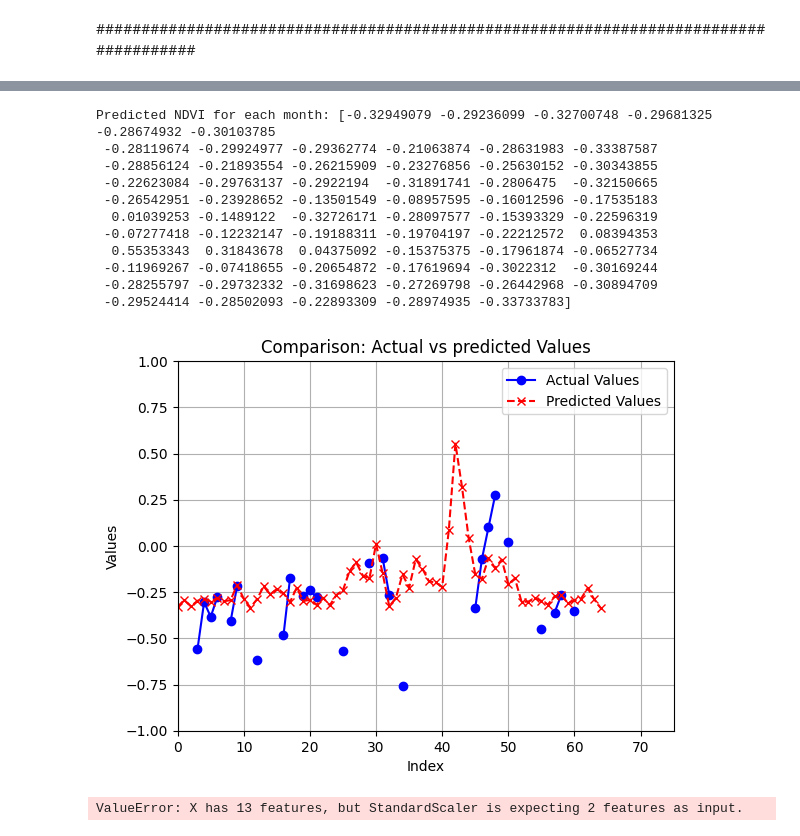
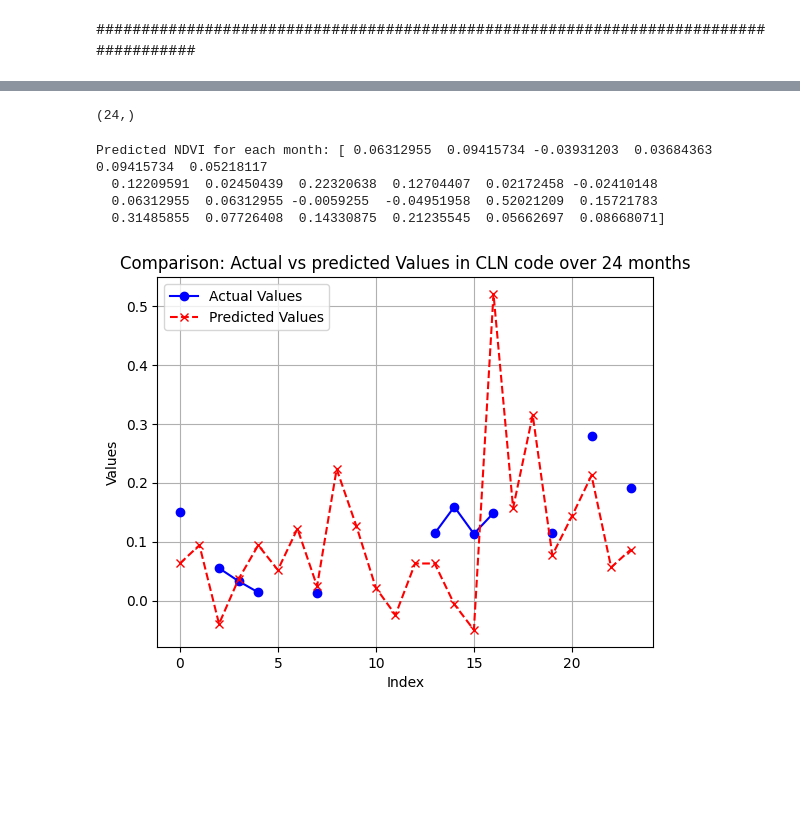
Before and after one commit to minhify/CTU-CSIROBoeingPhase5, a Jupyter notebook: draw_graph.ipynb, the cells around one changed output, grey strips where cells are left out. Cells and saved outputs as stored; diff of their text form; code cells hidden in the pictures; blank space fills up the shorter version.

Commit message:
save changes before adjust new train in classify

```diff
--- a/draw_graph.ipynb
+++ b/draw_graph.ipynb
@@ -37,6 +37,6 @@ Dashboard: https://hub.asia.easi-eo.solutions/services/dask-gateway/clusters/eas
 # %%
 # cấu hình thời gian lấy ảnh và tọa độ
-date_range = ('2022-09-01', '2023-10-01')
+date_range = ('2022-01-01', '2024-01-01')
 longtitude_range = (105.5, 106.4)
 latitude_range = (9.2, 10.0)
 
@@ -289,8 +293,8 @@ def extract_data_with_HTcode(ground_points, average_ndvi, dsvh, dsvv):
     for idx, point in ground_points.iterrows():
 
         # Ensure each HT_code has its own dictionary
-        if point.HT_code not in datasets:
-            datasets[point.HT_code] = {'ndvi': [], 'vh': [], 'vv': []}
+        if point.Code not in datasets:
+            datasets[point.Code] = {'ndvi': [], 'vh': [], 'vv': []}
 
         # Get the data for this point
         ndvi_data = average_ndvi.sel(x=point.geometry.x, y=point.geometry.y, method='nearest').values
@@ -298,9 +302,9 @@ def extract_data_with_HTcode(ground_points, average_ndvi, dsvh, dsvv):
         vv_data = dsvv.sel(x=point.geometry.x, y=point.geometry.y, method='nearest').values
 
         # Append the data to the lists for this HT_code
-        datasets[point.HT_code]['ndvi'].append(ndvi_data)
-        datasets[point.HT_code]['vh'].append(vh_data)
-        datasets[point.HT_code]['vv'].append(vv_data)
+        datasets[point.Code]['ndvi'].append(ndvi_data)
+        datasets[point.Code]['vh'].append(vh_data)
+        datasets[point.Code]['vv'].append(vv_data)
 
     return datasets
 # %%
@@ -321,12 +313,12 @@ label_mapping = {
 # %%
 # Assuming 'data' is the output of the function
-ht_code = 7  # Replace with the specific HT code you want to extract
-index = 2  # Replace with the index of the point you want to access (if multiple points are available)
+ht_code = 6  # Replace with the specific HT code you want to extract
+index = 3  # Replace with the index of the point you want to access (if multiple points are available)
 
 # Extract the NDVI, VH, and VV values for that HT_code
-ndvi_values = data[ht_code]['ndvi'][45:50]
-vh_values = data[ht_code]['vh'][45:50]
-vv_values = data[ht_code]['vv'][45:50]
+ndvi_values = data[ht_code]['ndvi'][index]
+vh_values = data[ht_code]['vh'][index]
+vv_values = data[ht_code]['vv'][index]
 
 # print("NDVI Values:", ndvi_values)
 # print("VH Values:", vh_values)
@@ -352,9 +326,9 @@ array([        nan,         nan,         nan, -0.55837977, -0.3039074 ,
+# %%
+print(data[ht_code]['vv'][index].shape)
+# %% [output]
+(24,)
 # %%
-vh_flattened = np.concatenate(vh_values)
-vv_flattened = np.concatenate(vv_values)
-
-# Create input data for prediction
-input_data = np.column_stack((vh_flattened, vv_flattened))
+input_data = np.column_stack((vh_values, vv_values))
 
 # Make predictions for each month
 predicted_ndvi = fill_nan_model.predict(input_data)
@@ -362,39 +336,28 @@ predicted_ndvi = fill_nan_model.predict(input_data)
 # Print the predictions
 print("Predicted NDVI for each month:", predicted_ndvi)
 # %% [output]
-Predicted NDVI for each month: [-0.32949079 -0.29236099 -0.32700748 -0.29681325 -0.28674932 -0.30103785
- -0.28119674 -0.29924977 -0.29362774 -0.21063874 -0.28631983 -0.33387587
- -0.28856124 -0.21893554 -0.26215909 -0.23276856 -0.25630152 -0.30343855
- -0.22623084 -0.29763137 -0.2922194  -0.31891741 -0.2806475  -0.32150665
- -0.26542951 -0.23928652 -0.13501549 -0.08957595 -0.16012596 -0.17535183
-  0.01039253 -0.1489122  -0.32726171 -0.28097577 -0.15393329 -0.22596319
- -0.07277418 -0.12232147 -0.19188311 -0.19704197 -0.22212572  0.08394353
-  0.55353343  0.31843678  0.04375092 -0.15375375 -0.17961874 -0.06527734
- -0.11969267 -0.07418655 -0.20654872 -0.17619694 -0.3022312  -0.30169244
- -0.28255797 -0.29732332 -0.31698623 -0.27269798 -0.26442968 -0.30894709
- -0.29524414 -0.28502093 -0.22893309 -0.28974935 -0.33733783]
+Predicted NDVI for each month: [ 0.06312955  0.09415734 -0.03931203  0.03684363  0.09415734  0.05218117
+  0.12209591  0.02450439  0.22320638  0.12704407  0.02172458 -0.02410148
+  0.06312955  0.06312955 -0.0059255  -0.04951958  0.52021209  0.15721783
+  0.31485855  0.07726408  0.14330875  0.21235545  0.05662697  0.08668071]
 # %%
-plt.plot(flattened_actual, marker='o', linestyle='-', color='b', label='Actual Values')
+plt.plot(ndvi_values, marker='o', linestyle='-', color='b', label='Actual Values')
 
 # Plotting the adjusted values
 plt.plot(predicted_ndvi, marker='x', linestyle='--', color='r', label='Predicted Values')
 
 # Adding labels and title
 plt.xlabel('Index')
 plt.ylabel('Values')
-plt.title('Comparison: Actual vs predicted Values')
-
+plt.title('Comparison: Actual vs predicted Values in CLN code over 24 months')
 # Adding grid
 plt.grid(True)
-
 # Adding legend to differentiate the lines
 plt.legend()
-
-# # Adjusting the limits of the axes
-plt.xlim(0, 75)  # Example: Setting x-axis limits from 0 to 12
-plt.ylim(-1, 1)   # Example: Setting y-axis limits from 0 to 1
-
+# # # Adjusting the limits of the axes
+# plt.xlim(0, 75)  # Example: Setting x-axis limits from 0 to 12
+# plt.ylim(-1, 1)   # Example: Setting y-axis limits from 0 to 1
 # Display the plot
 plt.show()
 # %% [output]
-[figure, old version]
+[figure, new version]
@@ -403,4 +363,0 @@ fill_nan_model = joblib.load('model_train/regressor/500points/fill_nan_model_gb.
-# %%
-predicted_ndvi = fill_nan_model.predict(LUATOM_vhvv[:][1])
-# %% [output]
-ValueError: X has 13 features, but StandardScaler is expecting 2 features as input.
```
Also changed, not shown: parts of 19 cells of this notebook, 2 other files.
